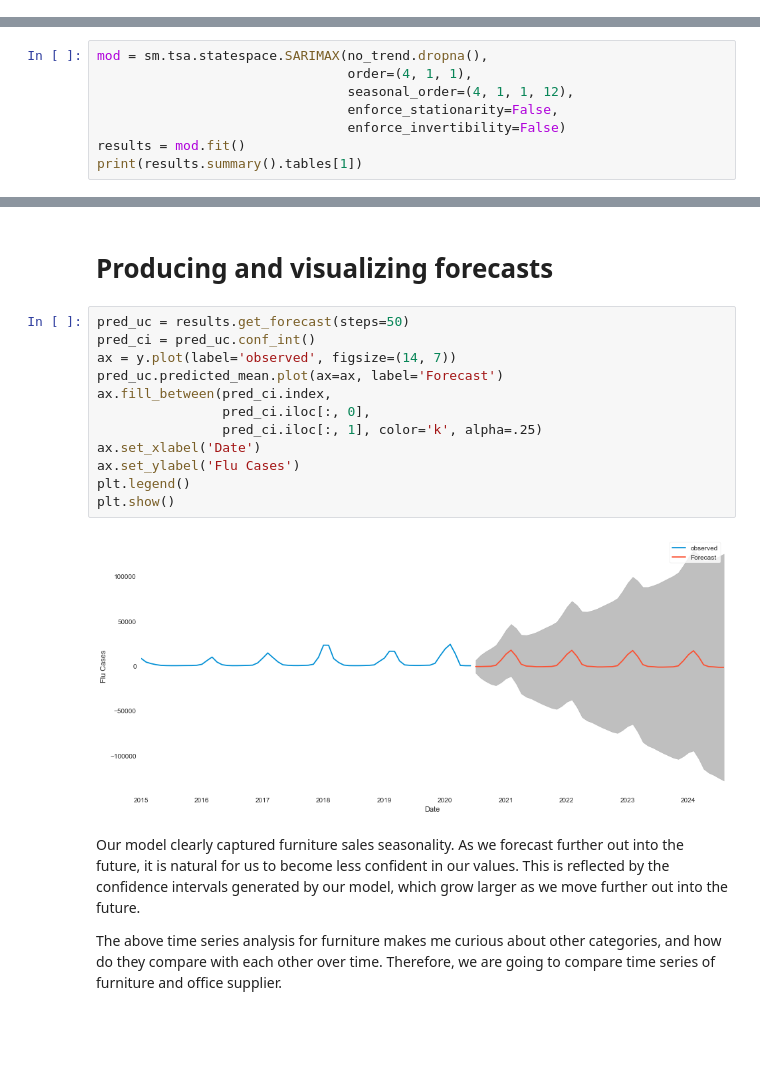
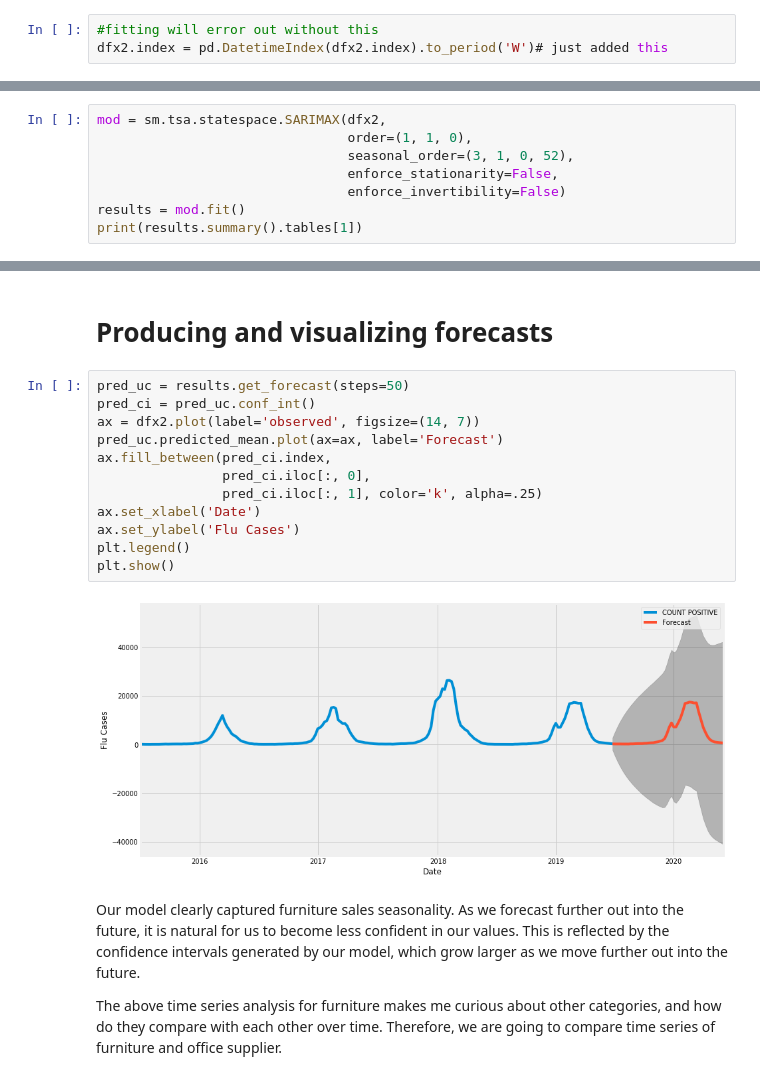
Before and after one commit to jjschueder/7332QTW, a Jupyter notebook: Case Study 4/Kevin Example with flu updates.ipynb, the cells around one changed output, grey strips where cells are left out. Cells and saved outputs as stored; diff of their text form; blank space fills up the shorter version.

```diff
--- a/Case Study 4/Kevin Example with flu updates.ipynb
+++ b/Case Study 4/Kevin Example with flu updates.ipynb
@@ -337,3 +360,6 @@ pdq
+# %%
+#fitting will error out without this
+dfx2.index = pd.DatetimeIndex(dfx2.index).to_period('W')# just added this
 # %% [markdown]
 This step is parameter Selection for our furniture’s sales ARIMA Time Series Model. Our goal here is to use a “grid search” to find the optimal set of parameters that yields the best performance for our model.
 
@@ -388,7 +398,7 @@ NameError: name 'df' is not defined
 # %%
-mod = sm.tsa.statespace.SARIMAX(no_trend.dropna(),
-                                order=(4, 1, 1),
-                                seasonal_order=(4, 1, 1, 12),
+mod = sm.tsa.statespace.SARIMAX(dfx2,
+                                order=(1, 1, 0),
+                                seasonal_order=(3, 1, 0, 52),
                                 enforce_stationarity=False,
                                 enforce_invertibility=False)
 results = mod.fit()
@@ -516,17 +554,17 @@ Root Mean Square Error (RMSE) tells us that our model was able to forecast the a
 # %%
 pred_uc = results.get_forecast(steps=50)
 pred_ci = pred_uc.conf_int()
-ax = y.plot(label='observed', figsize=(14, 7))
+ax = dfx2.plot(label='observed', figsize=(14, 7))
 pred_uc.predicted_mean.plot(ax=ax, label='Forecast')
 ax.fill_between(pred_ci.index,
                 pred_ci.iloc[:, 0],
                 pred_ci.iloc[:, 1], color='k', alpha=.25)
 ax.set_xlabel('Date')
 ax.set_ylabel('Flu Cases')
 plt.legend()
 plt.show()
 # %% [output]
-[figure, old version]
+[figure, new version]
 # %% [markdown]
 Our model clearly captured furniture sales seasonality. As we forecast further out into the future, it is natural for us to become less confident in our values. This is reflected by the confidence intervals generated by our model, which grow larger as we move further out into the future.
 
```
Also changed, not shown: parts of 30 cells of this notebook, 1 other file.
